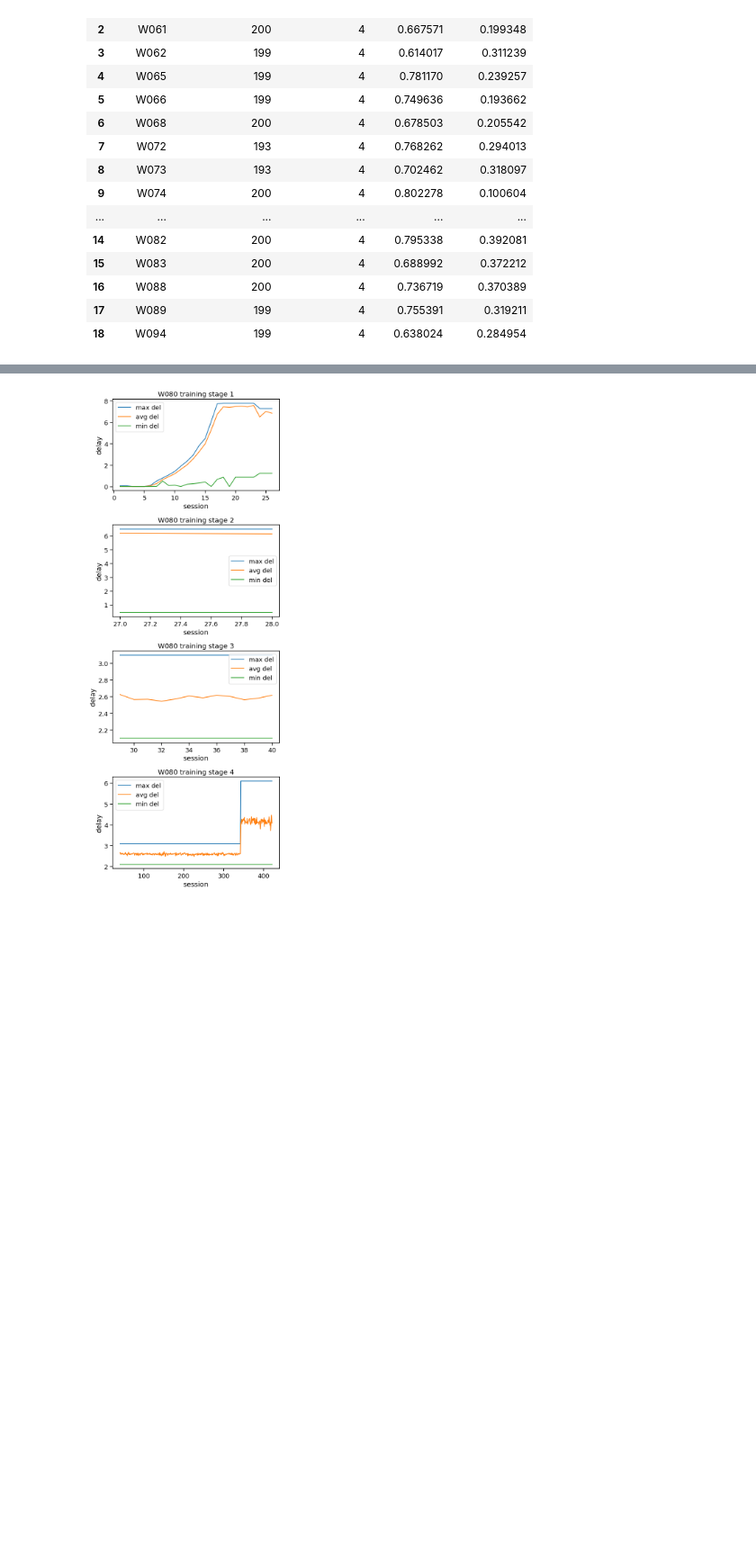
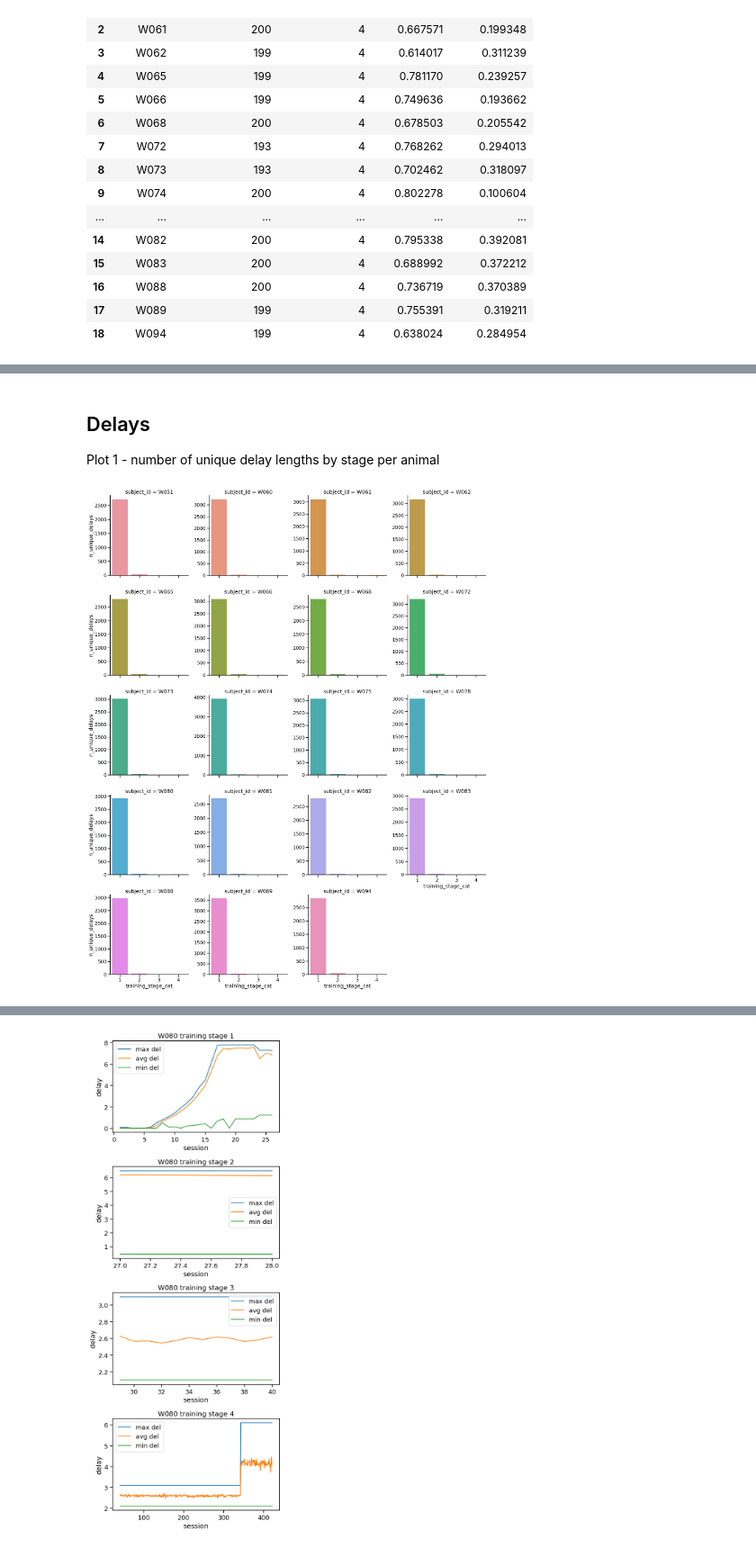
Before and after one commit to jess-breda/violations-multinomial, a Jupyter notebook: explring_dataset.ipynb, the cells around one changed output, grey strips where cells are left out. Shown at 90% size. Drawn from its saved outputs; the diff is of its cells as text; code cells hidden in the pictures; blank space fills up the shorter version.

```diff
--- a/explring_dataset.ipynb
+++ b/explring_dataset.ipynb
@@ -260,0 +268,27 @@ plt.tight_layout()
+# %% [markdown]
+## Delays
+
+Plot 1 - number of unique delay lengths by stage per animal
+# %%
+# want to plot the number of unique delay values by stage for each animal
+RAT_DF['training_stage_cat'] = RAT_DF['training_stage'].astype('category')
+
+# get unique delay values for each animal
+unique_delays = RAT_DF.groupby(["subject_id", "training_stage_cat"]).delay.unique().reset_index()
+
+# get the number of unique delay values for each animal
+unique_delays["n_unique_delays"] = unique_delays.delay.apply(lambda x: len(x))
+# %%
+g = sns.catplot(
+    x="training_stage_cat",
+    y="n_unique_delays",
+    col="subject_id",
+    col_wrap=4,
+    hue="subject_id",
+    data=unique_delays,
+    kind="bar",
+    dodge=False,
+    sharey=False
+)
+# %% [output]
+[figure, added]
```
Also changed, not shown: parts of 23 cells of this notebook.
